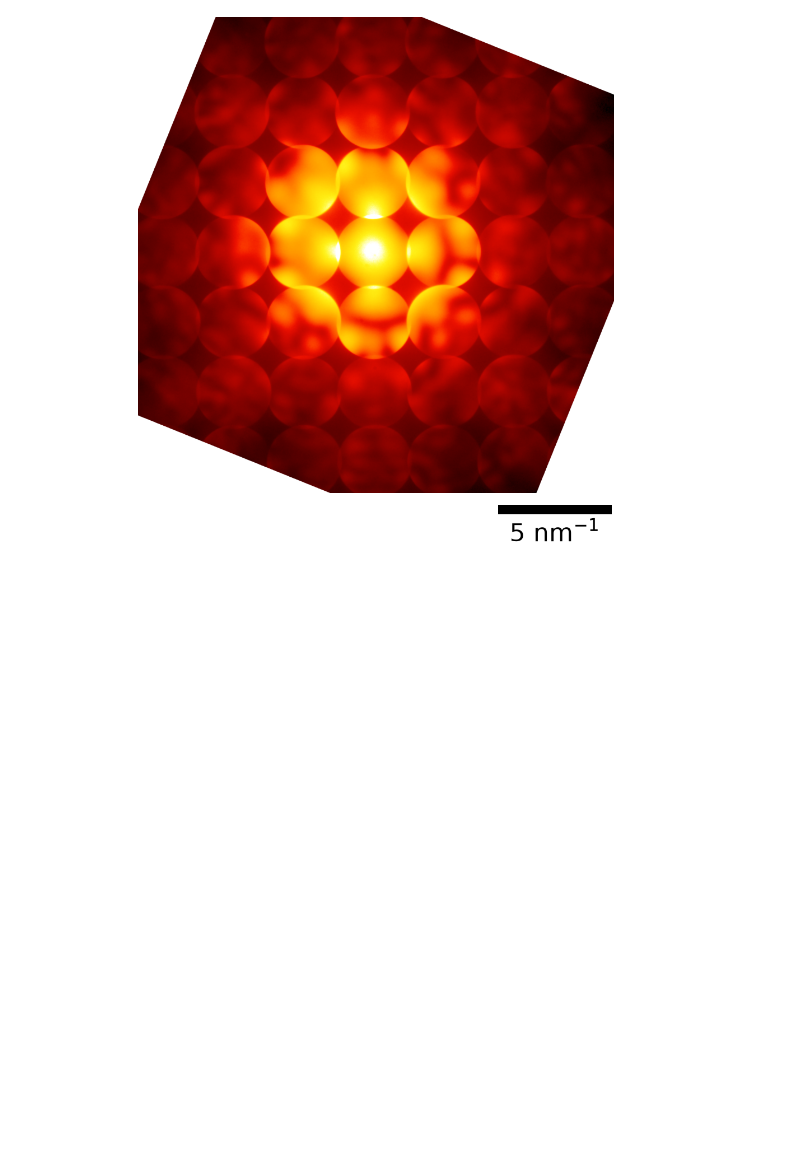
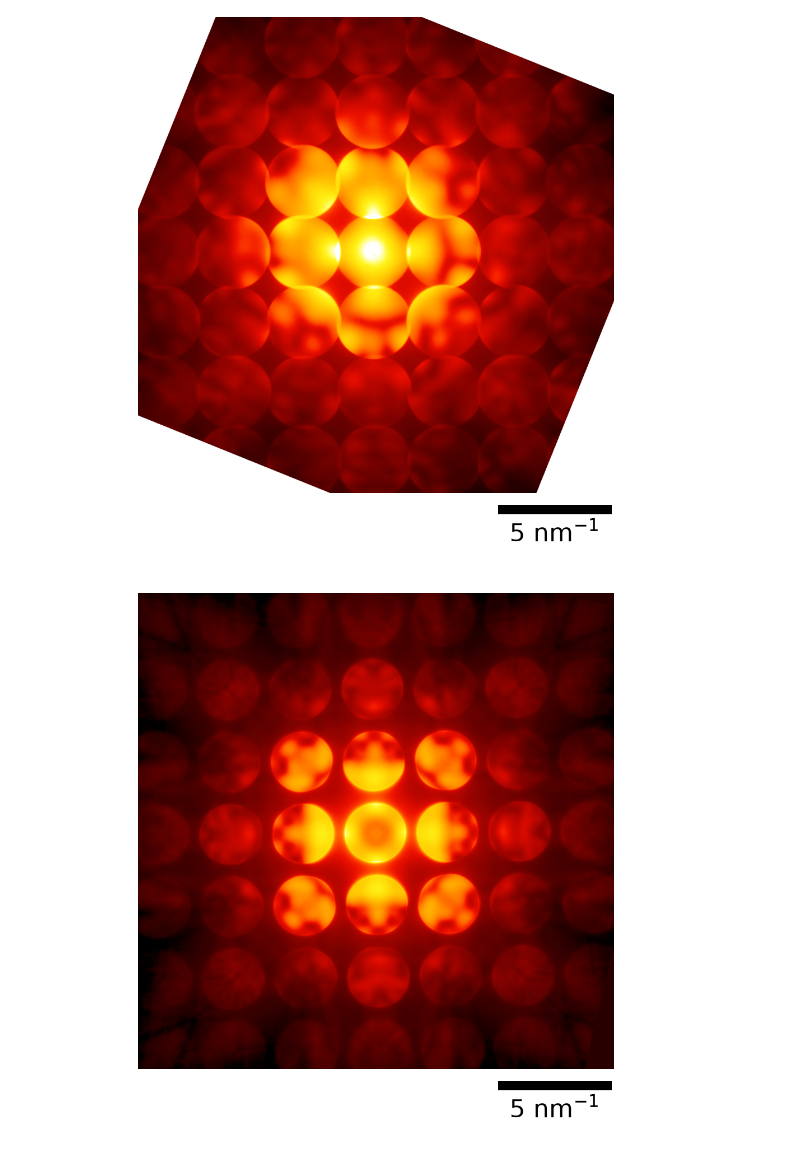
Before and after one commit to Shephardnihy/stem_analysis, a Jupyter notebook: dev/CBED_Analysis.ipynb, the cells around one changed output. Cells and saved outputs as stored; diff of their text form; code cells hidden in the pictures; blank space fills up the shorter version.

```diff
--- a/dev/CBED_Analysis.ipynb
+++ b/dev/CBED_Analysis.ipynb
@@ -12,8 +14,9 @@ import os
 # %%
 %matplotlib widget
 # %%
-work_dir = "E:/EuAl4 Chiral/Good Data/CBED"
+work_dir = '/Users/nihy/Desktop/Working Data/EuAl4/Good Data/CBED'
 # %%
-dp_path = os.path.join(work_dir, "300 K_1.dm4")
+dp_path = os.path.join(work_dir, "100K.dm4")
 # %%
-dp = hs.load(dp_path).data
+dp = hs.load(dp_path)
+dp.axes_manager
@@ -20,3 +28,3 @@ dp = hs.load(dp_path).data
 # %%
-dq = 0.019671/2
+dq = dp.axes_manager[0].scale/2
 # %%
@@ -74,3 +82,8 @@ ax.axis("off")
 plt.savefig(os.path.join(work_dir, "5K.svg"), dpi = 300, pad_inches = 0, transparent = True)
 # %% [output]
 [figure]
+# %%
+saplt.PlotDiff(rotate(dp.data, 76.39, cval = 6e3)[2345-1600:2345+1600,2823-1600:2823+1600], dq, vmin_percentile=1, vmax_percentile=100)
+plt.savefig(os.path.join(work_dir, "diff_plot.svg"), dpi = 300, pad_inches = 0, transparent = True)
+# %% [output]
+[figure, added]
```
Also changed, not shown: parts of 3 cells of this notebook, 5 other files.
